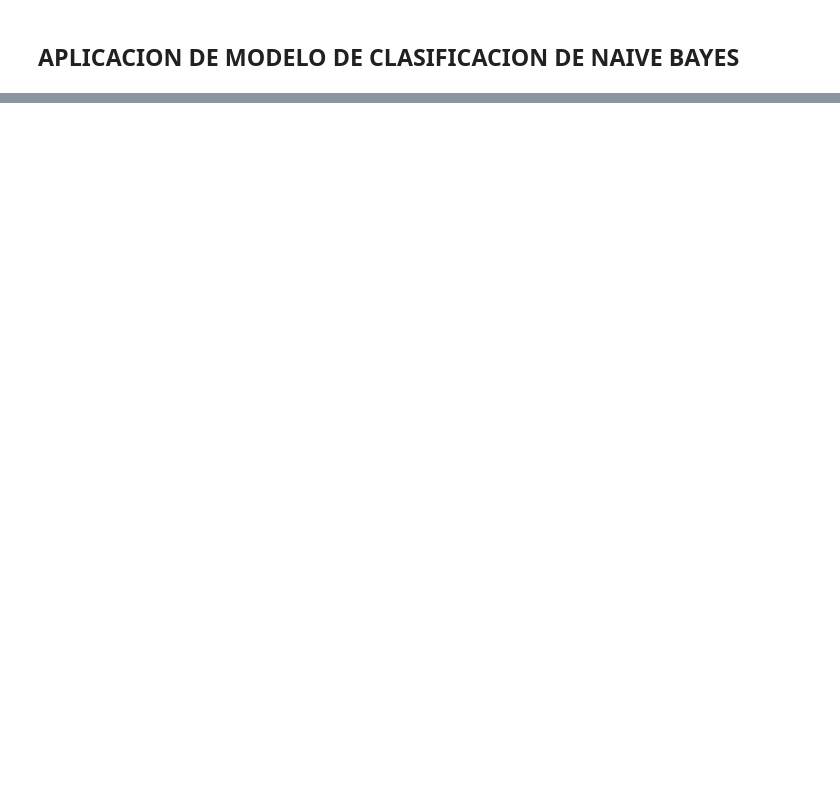
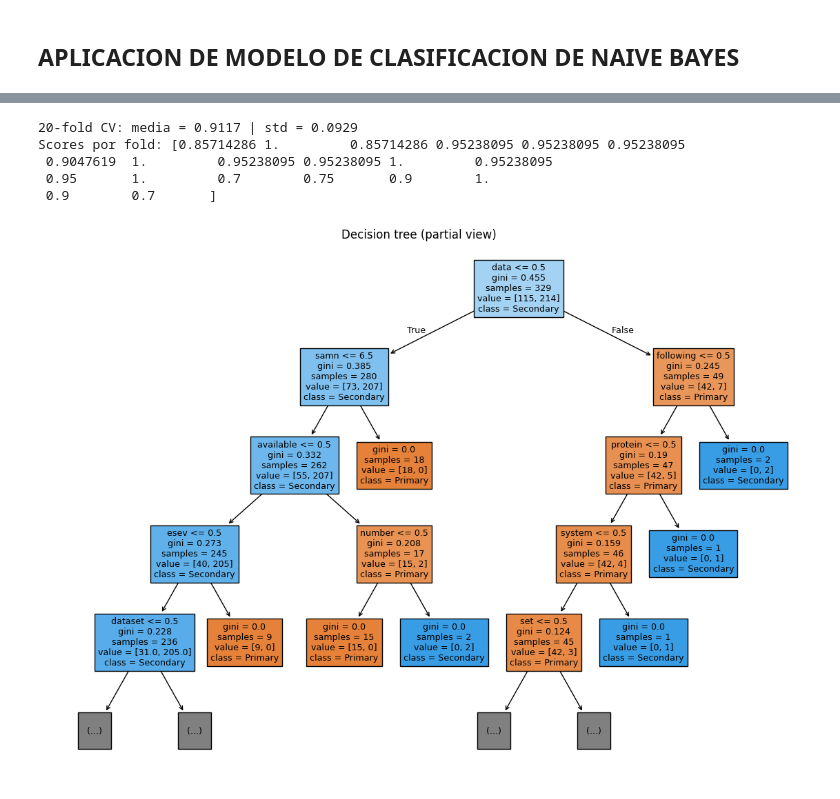
Before and after one commit to ErickMMuniz/kaggle-make-data-count, a Jupyter notebook: models/ProyectoAprendizajeSupervisado.ipynb, the cells around one changed output, grey strips where cells are left out. Cells and saved outputs as stored; diff of their text form; code cells hidden in the pictures; blank space fills up the shorter version.

```diff
--- a/models/ProyectoAprendizajeSupervisado.ipynb
+++ b/models/ProyectoAprendizajeSupervisado.ipynb
@@ -179,0 +415,23 @@ plt.show()
+# %%
+k = 20
+cv_scores = cross_val_score(clf, X_train_cvectorized, Y, cv=k, scoring="accuracy")
+print(f"\n{k}-fold CV: media = {cv_scores.mean():.4f} | std = {cv_scores.std():.4f}")
+print("Scores por fold:", cv_scores)
+# %% [output]
+20-fold CV: media = 0.9117 | std = 0.0929
+Scores por fold: [0.85714286 1.         0.85714286 0.95238095 0.95238095 0.95238095
+ 0.9047619  1.         0.95238095 0.95238095 1.         0.95238095
+ 0.95       1.         0.7        0.75       0.9        1.
+ 0.9        0.7       ]
+# %%
+feature_names = cvectorizer.get_feature_names_out()
+plt.figure(figsize=(14, 10))
+plot_tree(best_clf,
+          feature_names=feature_names,
+          class_names=["Primary", "Secondary"],
+          filled=True,
+          max_depth=4)
+plt.title("Decision tree (partial view)")
+plt.show()
+# %% [output]
+[figure, added]
```
Also changed, not shown: parts of 55 cells of this notebook, 1 other file.
